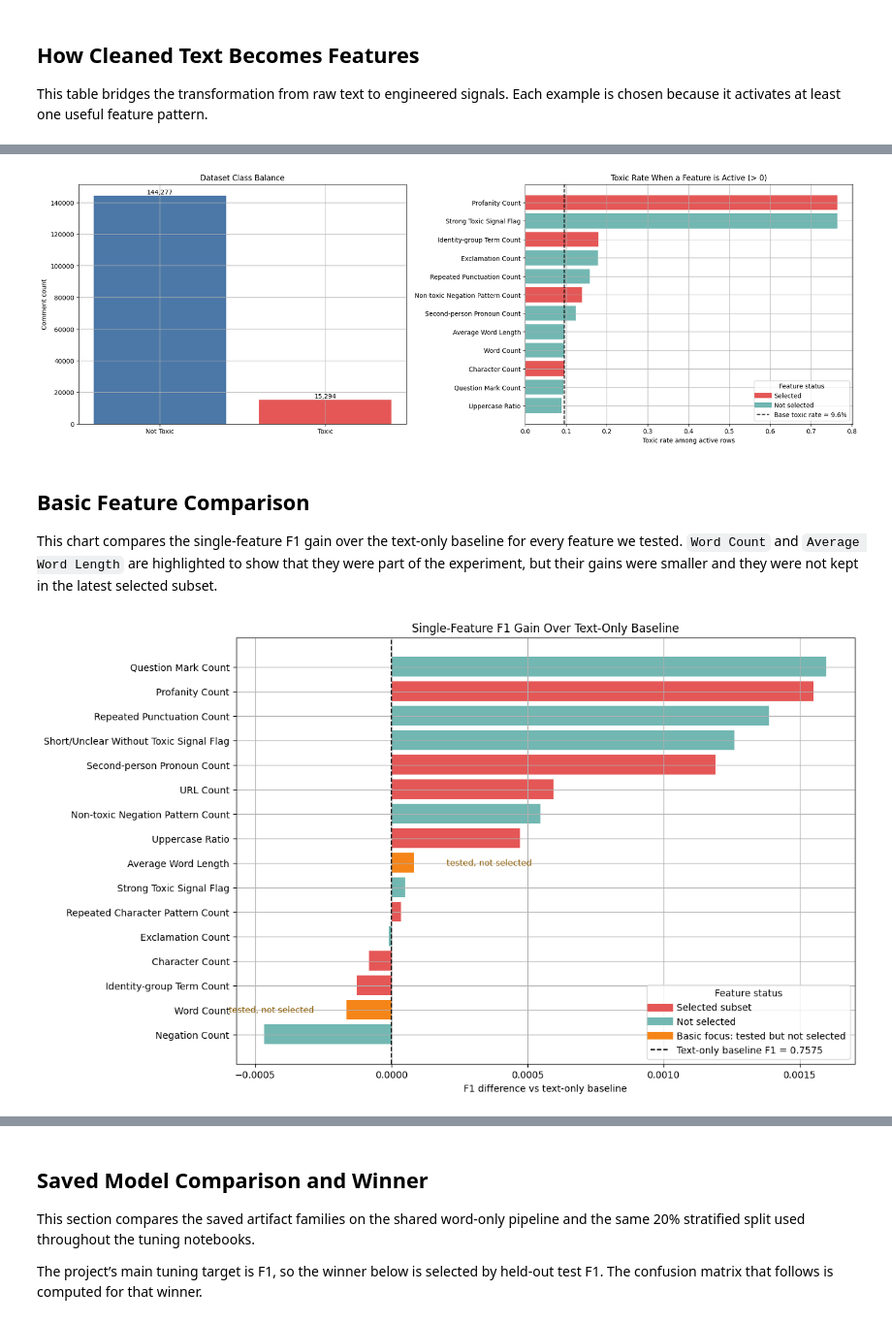
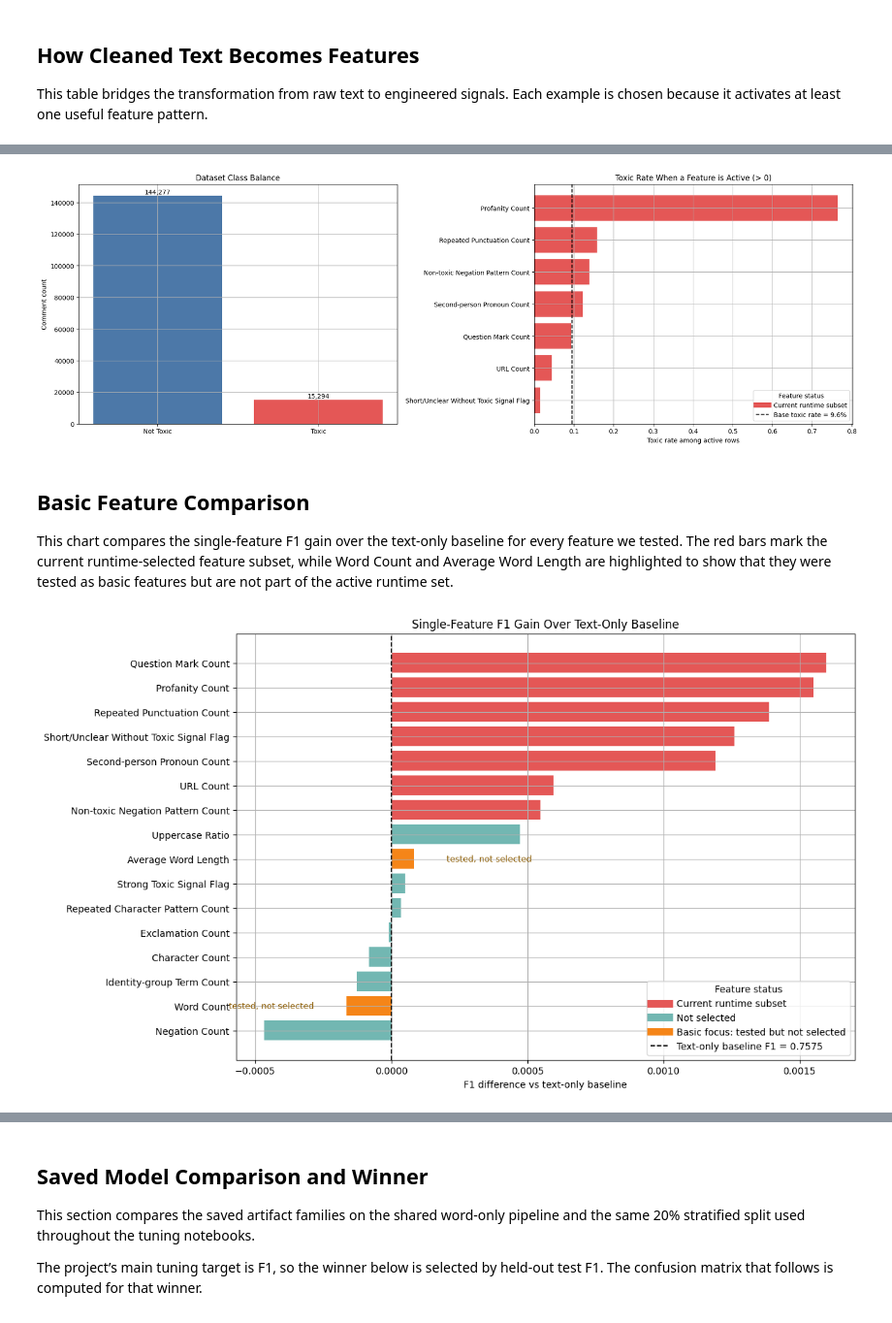
Before and after one commit to oangsa/toxic-comment-detection, a Jupyter notebook: src/data_visualizations.ipynb, the cells around one changed output, grey strips where cells are left out. Shown at 97% size. Saved outputs shown, nothing was run; the diff lists cells and outputs as text; code cells hidden in the pictures.

```diff
--- a/src/data_visualizations.ipynb
+++ b/src/data_visualizations.ipynb
@@ -369,7 +369,7 @@ These are not model coefficients, but they help show which feature ideas separat
 base_toxic_rate = analysis_df["toxic"].mean()
 score_rows = []
 
-for feature in ALL_ENGINEERED_FEATURE_COLUMNS:
+for feature in FEATURE_COLUMNS:
     series = analysis_df[feature]
     active_mask = series > 0
     toxic_mean = analysis_df.loc[analysis_df["toxic"] == 1, feature].mean()
@@ -380,7 +380,6 @@ for feature in ALL_ENGINEERED_FEATURE_COLUMNS:
     score_rows.append(
         {
             "feature": feature,
-            "selected": feature in FEATURE_COLUMNS,
             "support_pct": active_mask.mean(),
             "toxic_mean": toxic_mean,
             "non_toxic_mean": non_toxic_mean,
@@ -388,12 +387,13 @@ for feature in ALL_ENGINEERED_FEATURE_COLUMNS:
             "active_toxic_rate": active_toxic_rate,
             "inactive_toxic_rate": inactive_toxic_rate,
             "active_rate_uplift": active_toxic_rate / max(base_toxic_rate, 1e-9),
+            "selected": True,
         }
     )
 
 feature_scorecard = pd.DataFrame(score_rows).sort_values(
-    ["selected", "active_rate_uplift", "mean_ratio"],
-    ascending=[False, False, False],
+    ["active_rate_uplift", "mean_ratio"],
+    ascending=[False, False],
 ).reset_index(drop=True)
 
 display(feature_scorecard.round(3))
@@ -420,41 +411,40 @@ top_features = feature_scorecard.sort_values("active_rate_uplift", ascending=Fal
 class_counts = analysis_df["label"].value_counts().reindex(["Not Toxic", "Toxic"])
 
 fig, axes = plt.subplots(1, 2, figsize=(18, 6), constrained_layout=True)
 
 axes[0].bar(class_counts.index, class_counts.values, color=[PALETTE[label] for label in class_counts.index])
 axes[0].set_title("Dataset Class Balance")
 axes[0].set_xlabel("")
 axes[0].set_ylabel("Comment count")
 for idx, value in enumerate(class_counts.values):
     axes[0].text(idx, value, f"{value:,}", ha="center", va="bottom")
 
-bar_colors = top_features["selected"].map({True: "#e45756", False: "#72b7b2"})
+bar_colors = ["#e45756"] * len(top_features)
 axes[1].barh(top_features["feature"], top_features["active_toxic_rate"], color=bar_colors)
 axes[1].invert_yaxis()
 axes[1].axvline(
     base_toxic_rate,
     color="black",
     linestyle="--",
     linewidth=1.5,
 )
 axes[1].set_title("Toxic Rate When a Feature is Active (> 0)")
 axes[1].set_xlabel("Toxic rate among active rows")
 axes[1].set_ylabel("")
 
 legend_handles = [
-    Line2D([0], [0], color="#e45756", linewidth=8, label="Selected"),
-    Line2D([0], [0], color="#72b7b2", linewidth=8, label="Not selected"),
+    Line2D([0], [0], color="#e45756", linewidth=8, label="Current runtime subset"),
     Line2D([0], [0], color="black", linestyle="--", linewidth=1.5, label=f"Base toxic rate = {base_toxic_rate:.1%}"),
 ]
 axes[1].legend(handles=legend_handles, title="Feature status")
 
 plt.show()
 # %% [output]
-[figure, old version]
+[figure, new version]
 # %% [markdown]
 ## Basic Feature Comparison
 
-This chart compares the single-feature F1 gain over the text-only baseline for every feature we tested. `Word Count` and `Average Word Length` are highlighted to show that they were part of the experiment, but their gains were smaller and they were not kept in the latest selected subset.
+This chart compares the single-feature F1 gain over the text-only baseline for every feature we tested. The red bars mark the current runtime-selected feature subset, while Word Count and Average Word Length are highlighted to show that they were tested as basic features but are not part of the active runtime set.
 # %%
 metadata_path = Path("optuna_feature_test_metadata.pkl")
 if not metadata_path.exists():
@@ -463,7 +453,7 @@ if not metadata_path.exists():
 experiment_meta = pickle.loads(metadata_path.read_bytes())
 single_feature_effects = pd.DataFrame(experiment_meta["single_feature_effects"]).copy()
 baseline_f1 = next(item["f1"] for item in experiment_meta["summary"] if item["name"] == "Text only")
-selected_features = set(experiment_meta["best_selected_features"])
+selected_features = set(FEATURE_COLUMNS)
 basic_focus = {"Word Count", "Average Word Length"}
 
 single_feature_effects["selected"] = single_feature_effects["feature"].isin(selected_features)
@@ -501,7 +491,7 @@ for y, row in enumerate(single_feature_effects.itertuples(index=False)):
         )
 
 legend_handles = [
-    Line2D([0], [0], color="#e45756", linewidth=8, label="Selected subset"),
+    Line2D([0], [0], color="#e45756", linewidth=8, label="Current runtime subset"),
     Line2D([0], [0], color="#72b7b2", linewidth=8, label="Not selected"),
     Line2D([0], [0], color="#f58518", linewidth=8, label="Basic focus: tested but not selected"),
     Line2D([0], [0], color="black", linestyle="--", linewidth=1.25, label=f"Text-only baseline F1 = {baseline_f1:.4f}"),
@@ -510,7 +500,7 @@ ax.legend(handles=legend_handles, title="Feature status", loc="lower right")
 
 plt.show()
 # %% [output]
-[figure, old version]
+[figure, new version]
 # %%
 feature_plot_sample = analysis_df.sample(n=min(50000, len(analysis_df)), random_state=42).copy()
 
```
Also changed, not shown: parts of 7 cells of this notebook.
